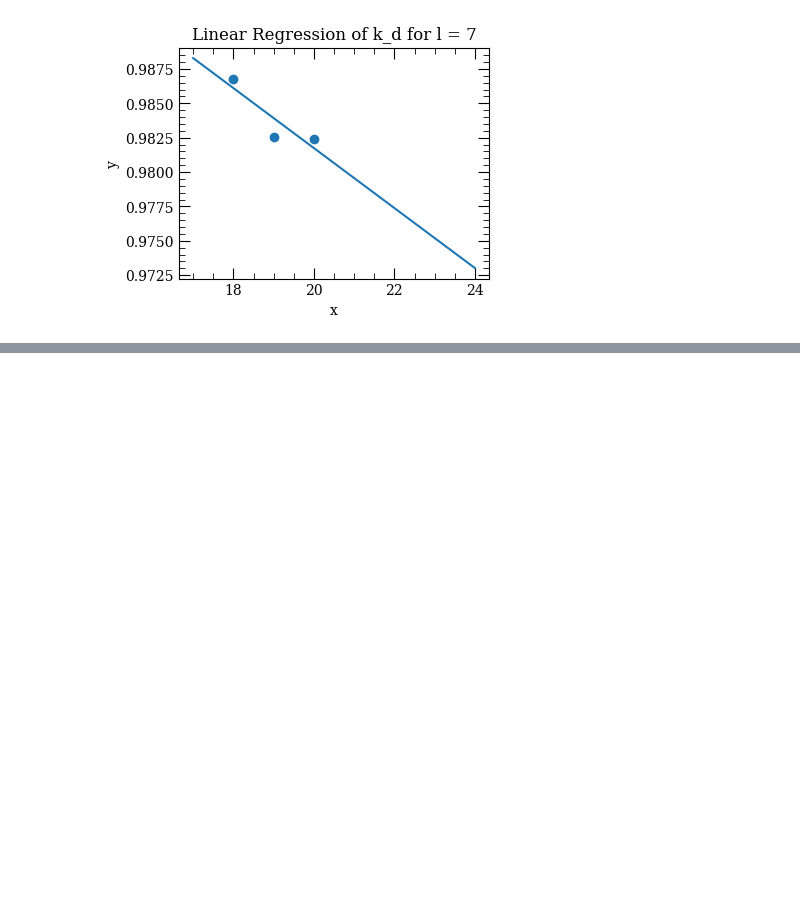
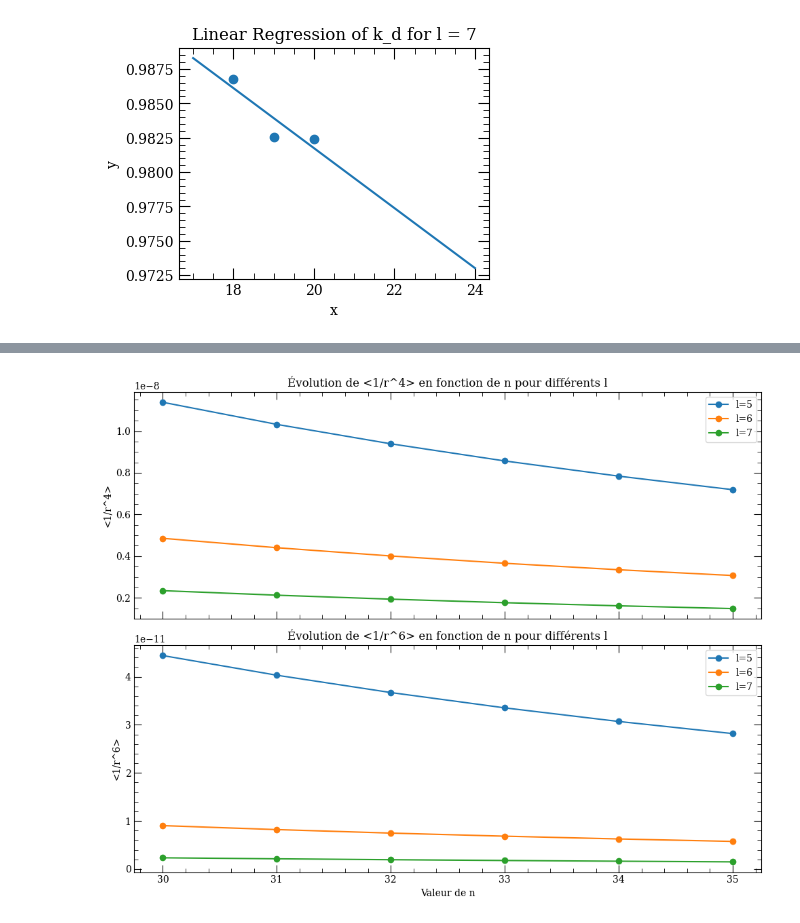
Before and after one commit to sdieden/Quantum-Control, a Jupyter notebook: ARC3_test.ipynb, the cells around one changed output, grey strips where cells are left out. Saved outputs shown, nothing was run; the diff lists cells and outputs as text; code cells hidden in the pictures; blank space fills up the shorter version.

Commit message:
adapt pour 1F3

```diff
--- a/ARC3_test.ipynb
+++ b/ARC3_test.ipynb
@@ -350,0 +518,41 @@ Locator attempting to generate 4963 ticks ([-45.2, ..., 947.2]), which exceeds L
+# %%
+import matplotlib.pyplot as plt
+
+# Initialisation des listes pour stocker les valeurs de n, r4 et r6
+n_values = range(30, 36)  # n entre 30 et 35
+l_values = range(5, 8)    # l entre 5 et 7
+
+# Initialisation des dictionnaires pour stocker les valeurs de <1/r^4> et <1/r^6> pour chaque l
+r4_values = {l: [] for l in l_values}
+r6_values = {l: [] for l in l_values}
+
+# Calcul des valeurs pour chaque combinaison de n et l
+for n in n_values:
+    for l in l_values:
+        r4 = r4_expectation(n, l)
+        r6 = r6_expectation(n, l)
+        r4_values[l].append(r4)
+        r6_values[l].append(r6)
+
+# Création du graphique
+fig, ax = plt.subplots(2, 1, figsize=(10, 8), sharex=True)
+
+# Tracé de <1/r^4> pour chaque valeur de l
+for l in l_values:
+    ax[0].plot(n_values, r4_values[l], 'o-', label=f'l={l}')
+ax[0].set_ylabel("<1/r^4>")
+ax[0].set_title("Évolution de <1/r^4> en fonction de n pour différents l")
+ax[0].legend()
+
+# Tracé de <1/r^6> pour chaque valeur de l
+for l in l_values:
+    ax[1].plot(n_values, r6_values[l], 'o-', label=f'l={l}')
+ax[1].set_xlabel("Valeur de n")
+ax[1].set_ylabel("<1/r^6>")
+ax[1].set_title("Évolution de <1/r^6> en fonction de n pour différents l")
+ax[1].legend()
+
+plt.tight_layout()
+plt.show()
+# %% [output]
+[figure, added]
```
Also changed, not shown: parts of 14 cells of this notebook.
